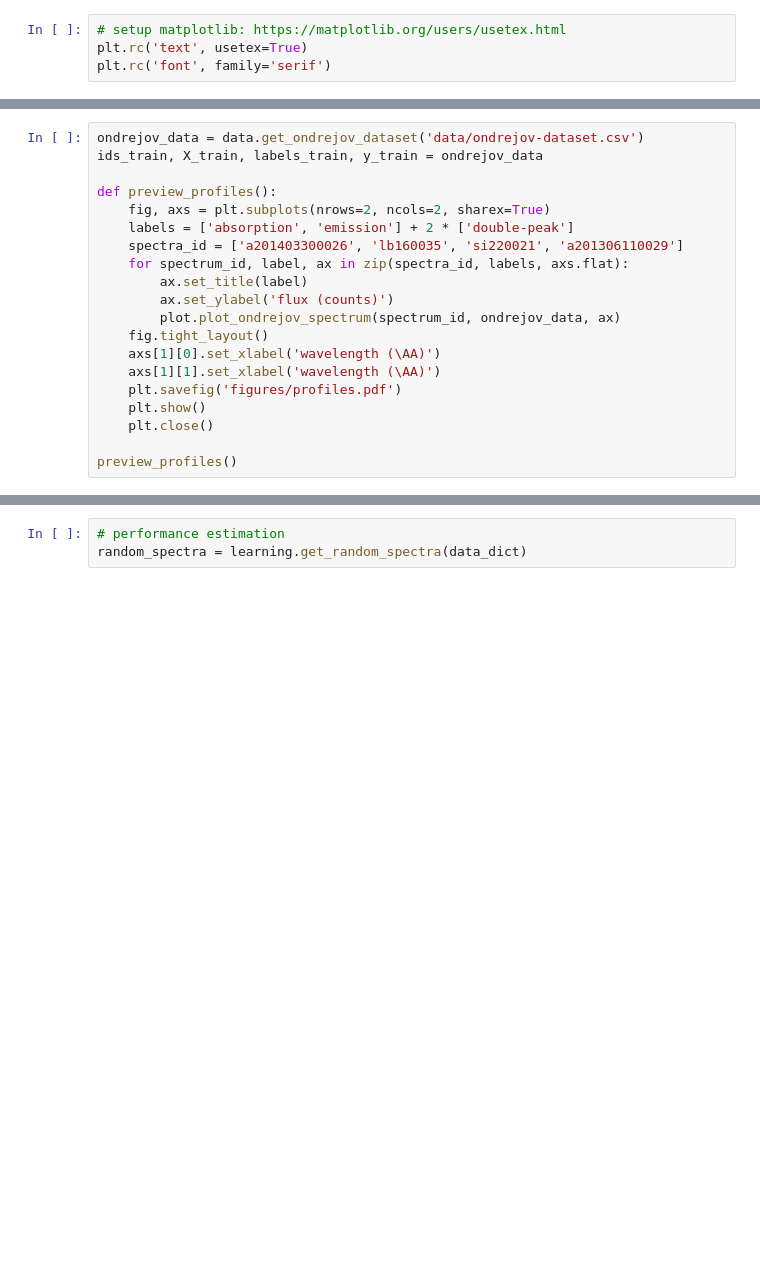
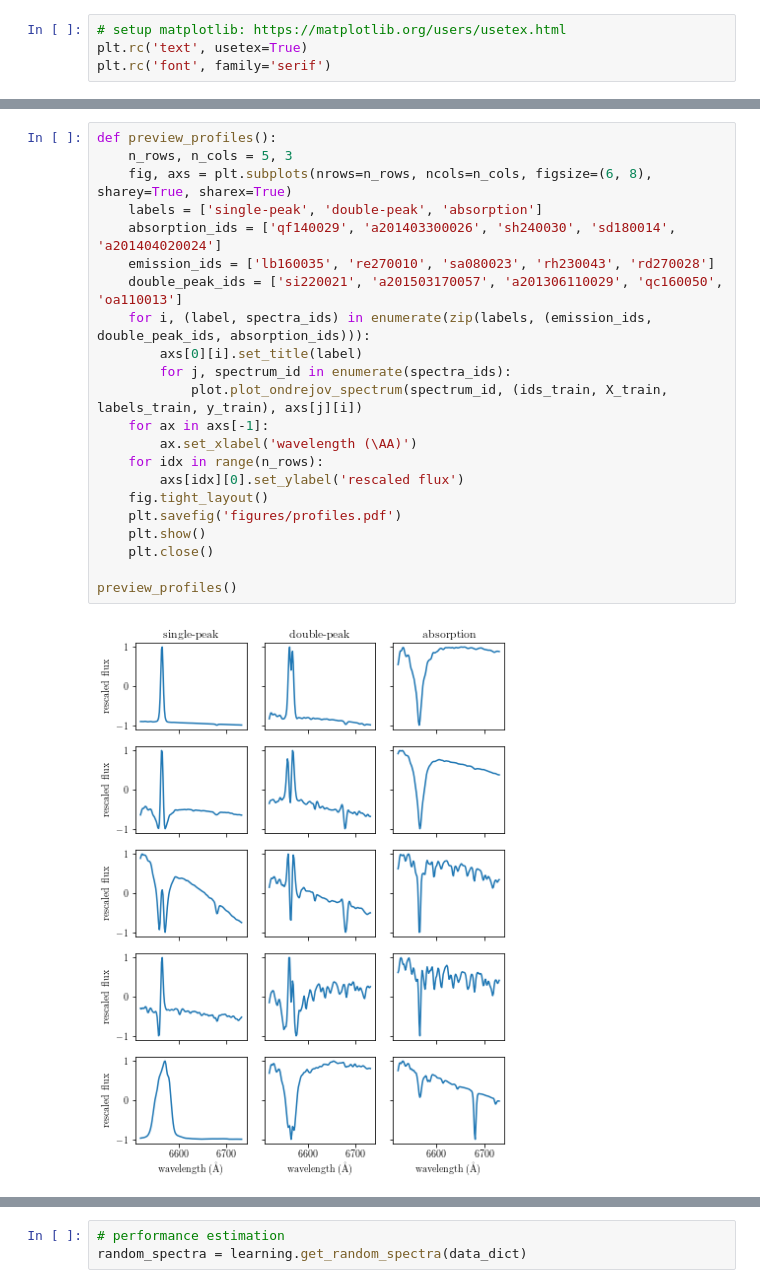
Before and after one commit to podondra/active-cnn, a Jupyter notebook: active-cnn.ipynb, the cells around one changed output, grey strips where cells are left out. Cells and saved outputs as stored; diff of their text form; blank space fills up the shorter version.

```diff
--- a/active-cnn.ipynb
+++ b/active-cnn.ipynb
@@ -52,20 +28,0 @@ The dataset contains 12936 labeled spectra, which are divided into 3 classes acc
-# %%
-ondrejov_data = data.get_ondrejov_dataset('data/ondrejov-dataset.csv')
-ids_train, X_train, labels_train, y_train = ondrejov_data
-
-def preview_profiles():
-    fig, axs = plt.subplots(nrows=2, ncols=2, sharex=True)
-    labels = ['absorption', 'emission'] + 2 * ['double-peak']
-    spectra_id = ['a201403300026', 'lb160035', 'si220021', 'a201306110029']
-    for spectrum_id, label, ax in zip(spectra_id, labels, axs.flat):
-        ax.set_title(label)
-        ax.set_ylabel('flux (counts)')
-        plot.plot_ondrejov_spectrum(spectrum_id, ondrejov_data, ax)
-    fig.tight_layout()
-    axs[1][0].set_xlabel('wavelength (\AA)')
-    axs[1][1].set_xlabel('wavelength (\AA)')
-    plt.savefig('figures/profiles.pdf')
-    plt.show()
-    plt.close()
-
-preview_profiles()
@@ -185,0 +90,24 @@ The training of the network always finished when there was no improvement of the
+# %%
+def preview_profiles():
+    n_rows, n_cols = 5, 3
+    fig, axs = plt.subplots(nrows=n_rows, ncols=n_cols, figsize=(6, 8), sharey=True, sharex=True)
+    labels = ['single-peak', 'double-peak', 'absorption']
+    absorption_ids = ['qf140029', 'a201403300026', 'sh240030', 'sd180014', 'a201404020024']
+    emission_ids = ['lb160035', 're270010', 'sa080023', 'rh230043', 'rd270028']
+    double_peak_ids = ['si220021', 'a201503170057', 'a201306110029', 'qc160050', 'oa110013']
+    for i, (label, spectra_ids) in enumerate(zip(labels, (emission_ids, double_peak_ids, absorption_ids))):
+        axs[0][i].set_title(label)
+        for j, spectrum_id in enumerate(spectra_ids):
+            plot.plot_ondrejov_spectrum(spectrum_id, (ids_train, X_train, labels_train, y_train), axs[j][i])
+    for ax in axs[-1]:
+        ax.set_xlabel('wavelength (\AA)')
+    for idx in range(n_rows):
+        axs[idx][0].set_ylabel('rescaled flux')
+    fig.tight_layout()
+    plt.savefig('figures/profiles.pdf')
+    plt.show()
+    plt.close()
+
+preview_profiles()
+# %% [output]
+[figure, added]
```
Also changed, not shown: parts of 22 cells of this notebook, 1 other file.
